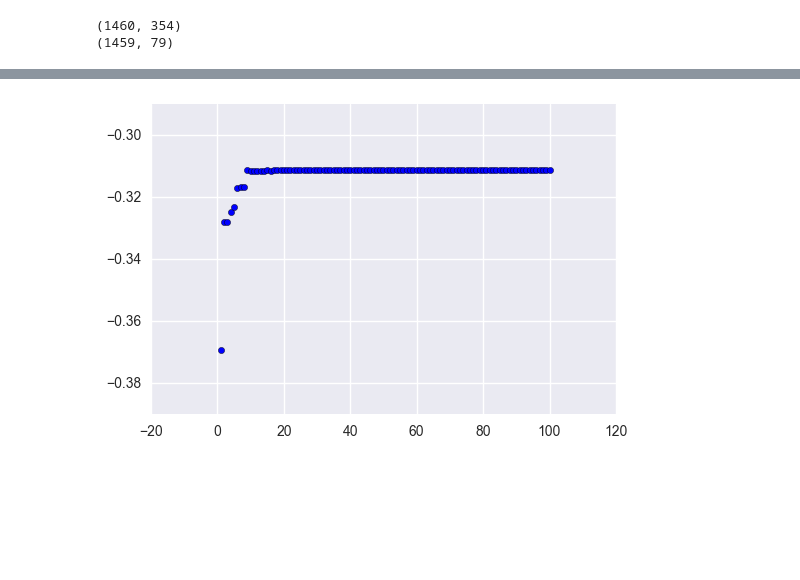
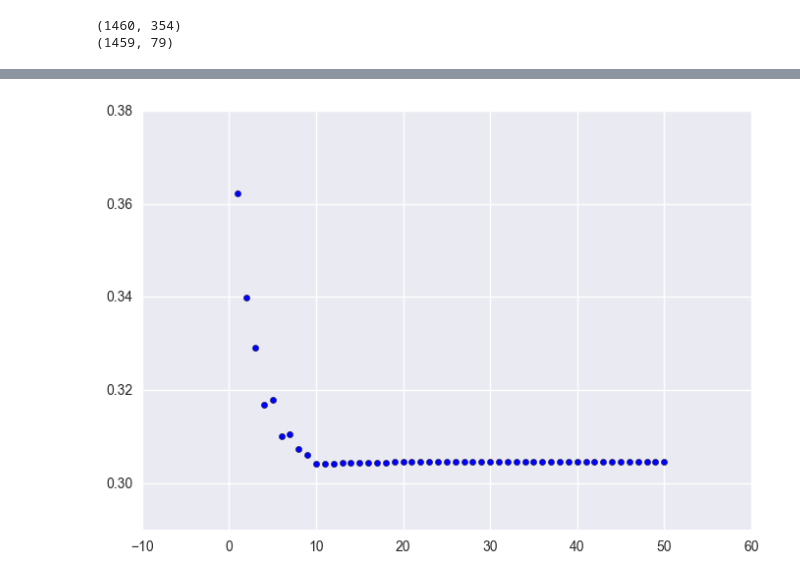
Before and after one commit to kctobin/207, a Jupyter notebook: RealEstateFinal - Models.ipynb, the cells around one changed output, grey strips where cells are left out. Saved outputs shown, nothing was run; the diff lists cells and outputs as text; code cells hidden in the pictures; blank space fills up the shorter version.

Commit message:
model changes

```diff
--- a/RealEstateFinal - Models.ipynb
+++ b/RealEstateFinal - Models.ipynb
@@ -103,7 +103,7 @@ def plot_pca(model, n):
     pca_dev = pca.transform(dev)
     for i in range(n):
         model.fit(pca_train[:,0:i+1], train_split_labels)
-        scores.append(simple_rmse(model, pca_dev[:,0:i+1], dev_labels))
+        scores.append(-simple_rmse(model, pca_dev[:,0:i+1], dev_labels))
 
     plt.scatter(range(1,n+1),scores)
     plt.show()
@@ -379,7 +401,7 @@ standard deviation: 0.3046
 # %%
-plot_pca(knr_best, 100)
+plot_pca(knr_best, 50)
 # %% [output]
-[figure, old version]
+[figure, new version]
 # %%
 ##DecisionTreeRegressor
 start = time.time()
```
Also changed, not shown: parts of 28 cells of this notebook.
